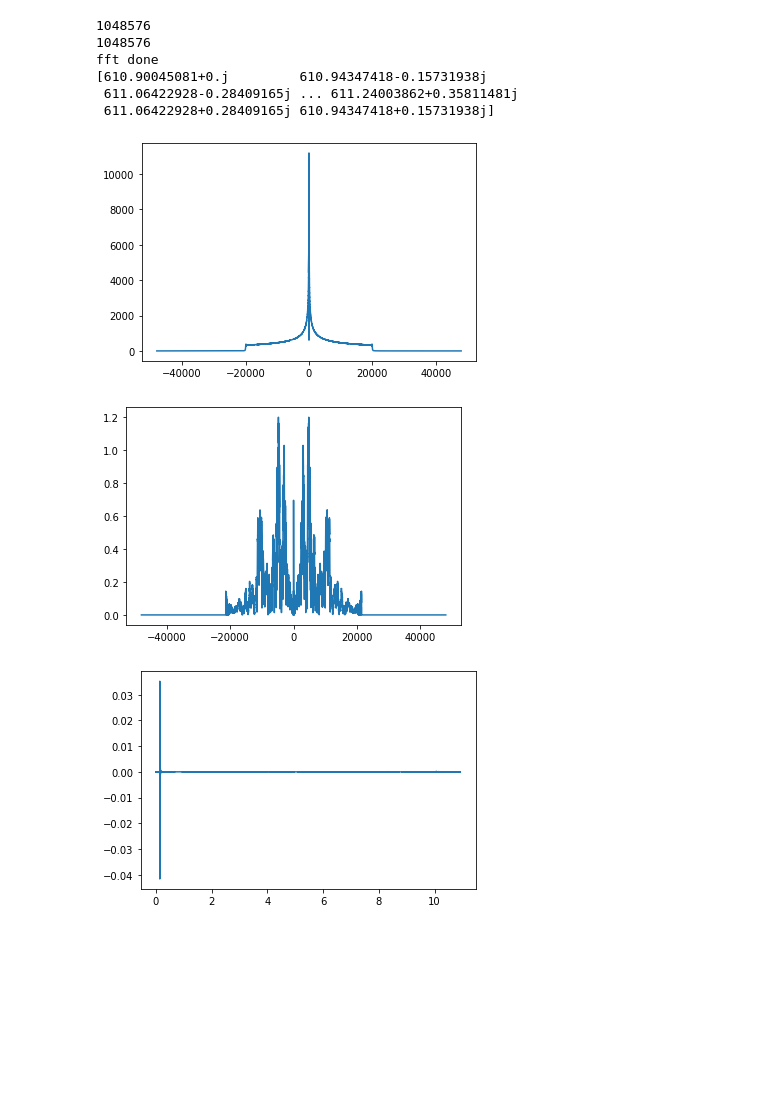
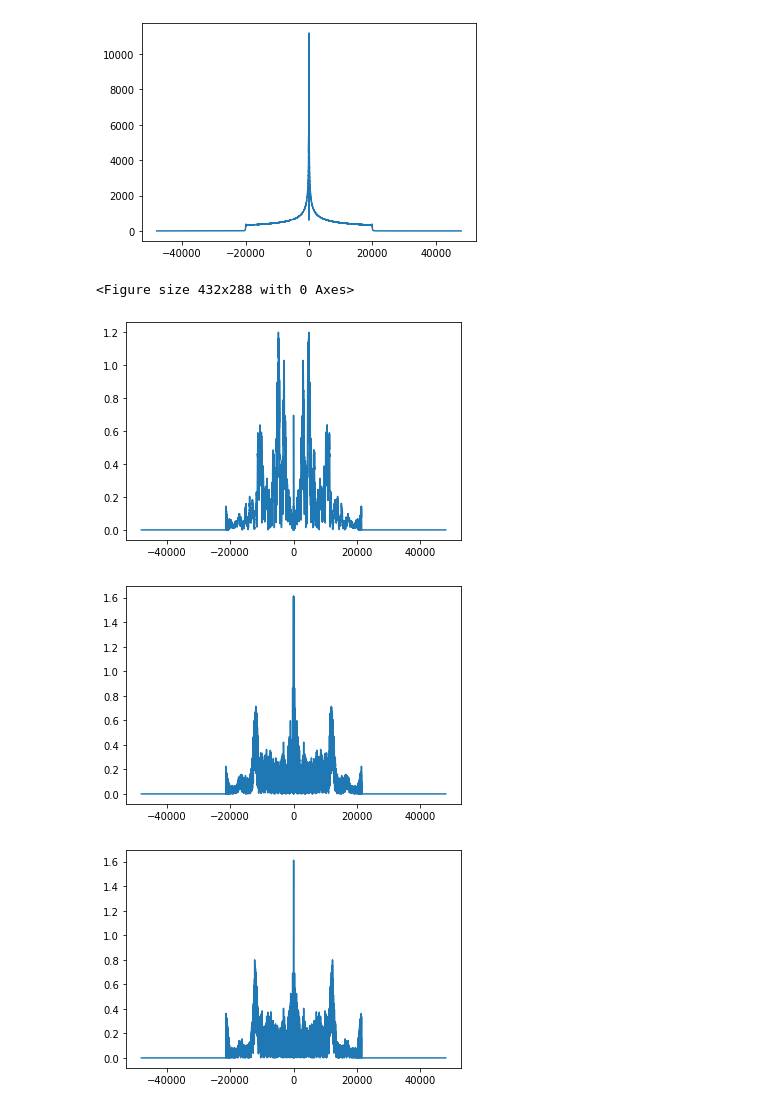
Before and after one commit to ch98-1/Python_Guitar_Synth, a Jupyter notebook: Convoluter_Deconvoluter.ipynb, the cells around one changed output. Cells and saved outputs as stored; diff of their text form; code cells hidden in the pictures; blank space fills up the shorter version.

```diff
--- a/Convoluter_Deconvoluter.ipynb
+++ b/Convoluter_Deconvoluter.ipynb
@@ -25,7 +25,7 @@ pad_room = np.zeros(2**20 - len(room_sweep_r))
 sine_sweep = np.concatenate([sine_sweep, pad_sine])
 guitar_sweep = np.concatenate([guitar_sweep, pad_guitar])
 room_sweep_r = np.concatenate([room_sweep_r, pad_room])
-roon_sweep_l = np.concatenate([room_sweep_l, pad_room])
+room_sweep_l = np.concatenate([room_sweep_l, pad_room])
 
 
 #Guitar_sweep = Y[n]
@@ -34,47 +34,40 @@ roon_sweep_l = np.concatenate([room_sweep_l, pad_room])
 
 
 #Transforming both through the FFT will give us Y(jw) and X(jw) respectively.
 #Through this we can try to obtain the impulse response transform H(jw) through Y(jw)/X(jw)
 
 fn_fft = np.linspace(-fs/2, fs/2, len(sine_sweep))
 sine_fft = fft.fft(sine_sweep)
 guitar_fft = (fft.fft(guitar_sweep))
 room_l_fft = (fft.fft(room_sweep_l))
 room_r_fft = (fft.fft(room_sweep_r))
 
-print(len(sine_fft))
-print(len(fn_fft))
-print('fft done')
-
 plt.plot(fn_fft, np.abs(fft.fftshift(sine_fft)))
-
-print(sine_fft)
 
 plt.figure()
 
 def find_IR(y, x):
     for i in range(0, len(x)):
         if(np.abs(x[i]) < 4.5): #Filter out near 0 frequencies on the pure sine sweep. This eliminates noise.
             x[i] = 100000000
 
     ir_fft = y/x
+    plt.figure()
     plt.plot(fn_fft, np.abs(fft.fftshift(ir_fft)))
     toreturn = fft.ifft(ir_fft)
     return toreturn
 
 guitar_ir = find_IR(guitar_fft, sine_fft)
-n = np.arange(0, abs(2**20 / fs), 1/fs)
+room_l_ir = find_IR(room_l_fft, sine_fft)
+room_r_ir = find_IR(room_r_fft, sine_fft)
+#n = np.arange(0, abs(2**20 / fs), 1/fs)
 
-plt.figure()
-plt.plot(n, guitar_ir)
 wav.write('Guitar IR.wav', fs, guitar_ir.astype('float'))
+wav.write('Room IR Left.wav', fs, room_l_ir.astype('float'))
+wav.write('Room IR Right.wav', fs, room_r_ir.astype('float'))
 # %% [output]
+[figure]
-1048576
-1048576
-fft done
-[610.90045081+0.j         610.94347418-0.15731938j
- 611.06422928-0.28409165j ... 611.24003862+0.35811481j
- 611.06422928+0.28409165j 610.94347418+0.15731938j]
+<Figure size 432x288 with 0 Axes>
-[figure]
 [figure]
-[figure, old version]
+[figure, new version]
+[figure, added]
```
Also changed, not shown: parts of 1 cell of this notebook, 4 other files.
